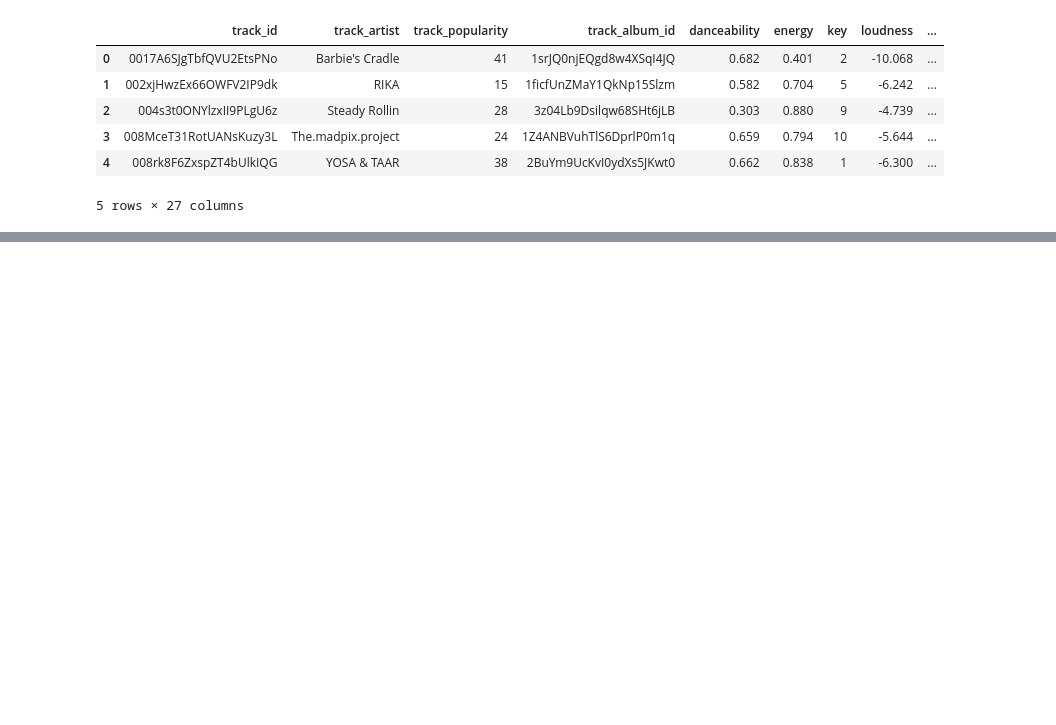
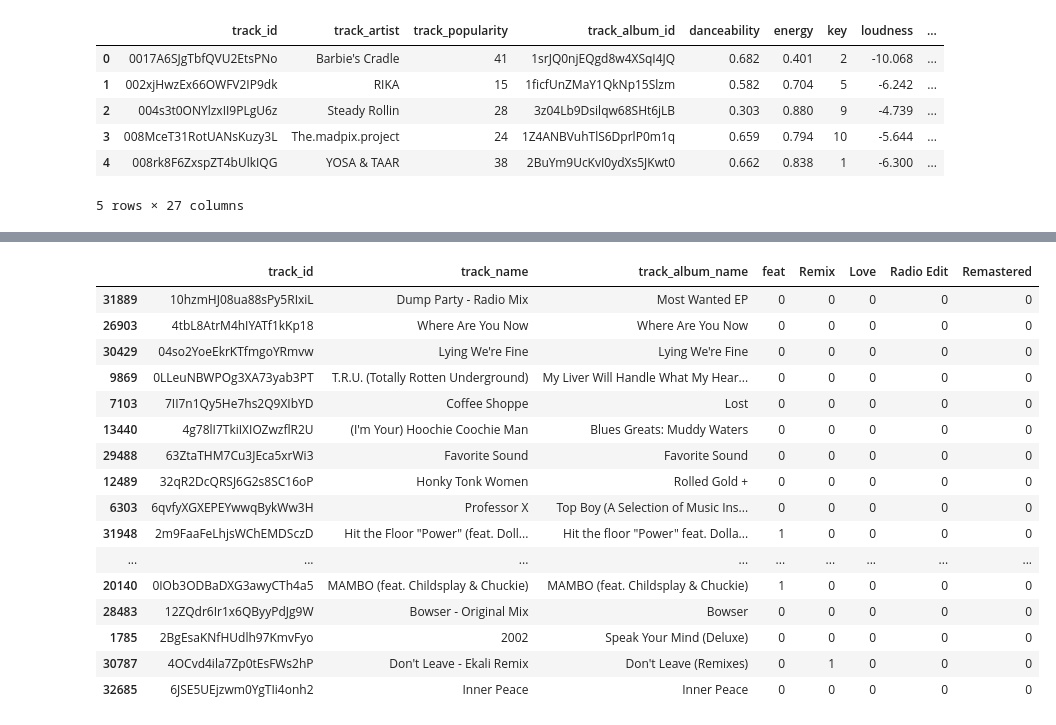
Before and after one commit to HeapHopper/Spotit, a Jupyter notebook: 04_feature_engineering.ipynb, the cells around one changed output, grey strips where cells are left out. Cells and saved outputs as stored; diff of their text form; code cells hidden in the pictures; blank space fills up the shorter version.

```diff
--- a/04_feature_engineering.ipynb
+++ b/04_feature_engineering.ipynb
@@ -400,0 +189,25 @@ TypeError: expected string or bytes-like object, got 'NoneType'
+# %%
+
+# Create new features based on the top 5 words
+for word, _ in top_20_words[:5]:
+    df_text[word] = df_text['track_name'].apply(lambda x: 0 if pd.isna(x) else int(word.lower() in x.lower()))
+
+df_text.sample(20)
+# %% [output]
+|  | track_id | track_name | track_album_name | feat | Remix | Love | Radio Edit | Remastered |
+| 31889 | 10hzmHJ08ua88sPy5RIxiL | Dump Party - Radio Mix | Most Wanted EP | 0 | 0 | 0 | 0 | 0 |
+| 26903 | 4tbL8AtrM4hIYATf1kKp18 | Where Are You Now | Where Are You Now | 0 | 0 | 0 | 0 | 0 |
+| 30429 | 04so2YoeEkrKTfmgoYRmvw | Lying We're Fine | Lying We're Fine | 0 | 0 | 0 | 0 | 0 |
+| 9869 | 0LLeuNBWPOg3XA73yab3PT | T.R.U. (Totally Rotten Underground) | My Liver Will Handle What My Hear... | 0 | 0 | 0 | 0 | 0 |
+| 7103 | 7II7n1Qy5He7hs2Q9XIbYD | Coffee Shoppe | Lost | 0 | 0 | 0 | 0 | 0 |
+| 13440 | 4g78lI7TkiIXIOZwzflR2U | (I'm Your) Hoochie Coochie Man | Blues Greats: Muddy Waters | 0 | 0 | 0 | 0 | 0 |
+| 29488 | 63ZtaTHM7Cu3JEca5xrWi3 | Favorite Sound | Favorite Sound | 0 | 0 | 0 | 0 | 0 |
+| 12489 | 32qR2DcQRSJ6G2s8SC16oP | Honky Tonk Women | Rolled Gold + | 0 | 0 | 0 | 0 | 0 |
+| 6303 | 6qvfyXGXEPEYwwqBykWw3H | Professor X | Top Boy (A Selection of Music Ins... | 0 | 0 | 0 | 0 | 0 |
+| 31948 | 2m9FaaFeLhjsWChEMDSczD | Hit the Floor "Power" (feat. Doll... | Hit the floor "Power" feat. Dolla... | 1 | 0 | 0 | 0 | 0 |
+| ... | ... | ... | ... | ... | ... | ... | ... | ... |
+| 20140 | 0IOb3ODBaDXG3awyCTh4a5 | MAMBO (feat. Childsplay & Chuckie) | MAMBO (feat. Childsplay & Chuckie) | 1 | 0 | 0 | 0 | 0 |
+| 28483 | 12ZQdr6Ir1x6QByyPdJg9W | Bowser - Original Mix | Bowser | 0 | 0 | 0 | 0 | 0 |
+| 1785 | 2BgEsaKNfHUdlh97KmvFyo | 2002 | Speak Your Mind (Deluxe) | 0 | 0 | 0 | 0 | 0 |
+| 30787 | 4OCvd4ila7Zp0tEsFWs2hP | Don't Leave - Ekali Remix | Don't Leave (Remixes) | 0 | 1 | 0 | 0 | 0 |
+| 32685 | 6JSE5UEjzwm0YgTIi4onh2 | Inner Peace | Inner Peace | 0 | 0 | 0 | 0 | 0 |
```
Also changed, not shown: parts of 46 cells of this notebook, 3 other files.
